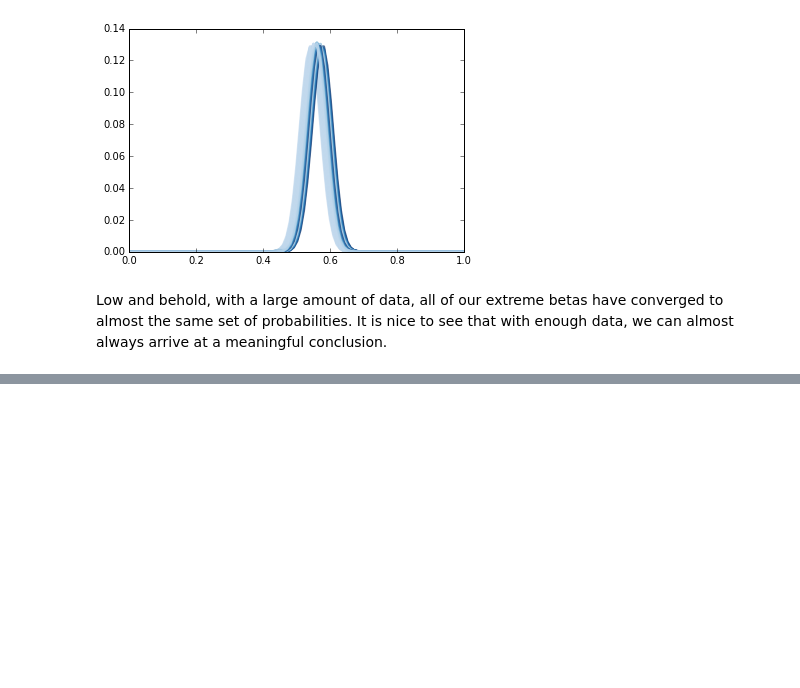
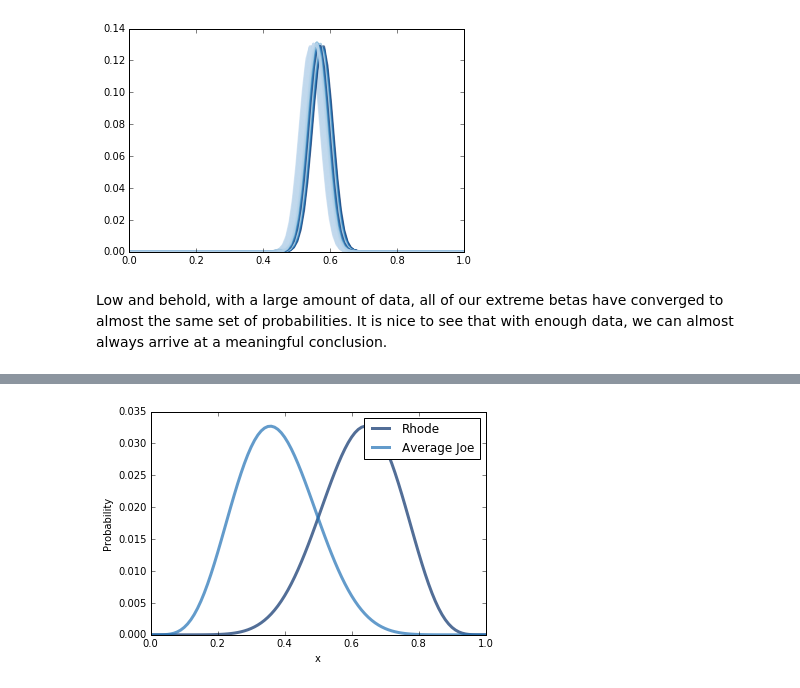
Before and after one commit to NathanYee/ThinkBayes2, a Jupyter notebook: code/report02.ipynb, the cells around one changed output, grey strips where cells are left out. Saved outputs shown, nothing was run; the diff lists cells and outputs as text; code cells hidden in the pictures; blank space fills up the shorter version.

```diff
--- a/code/report02.ipynb
+++ b/code/report02.ipynb
@@ -202,0 +266,8 @@ Low and behold, with a large amount of data, all of our extreme betas have conve
+# %%
+rhode2 = Beta(10, 6, label='Rhode')
+joe2 = Beta(6, 10, label='Average Joe')
+thinkplot.Pdf(rhode2.MakePmf())
+thinkplot.Pdf(joe2.MakePmf())
+thinkplot.Config(xlabel='x', ylabel='Probability')
+# %% [output]
+[figure, added]
```
Also changed, not shown: parts of 22 cells of this notebook, 2 other files.
